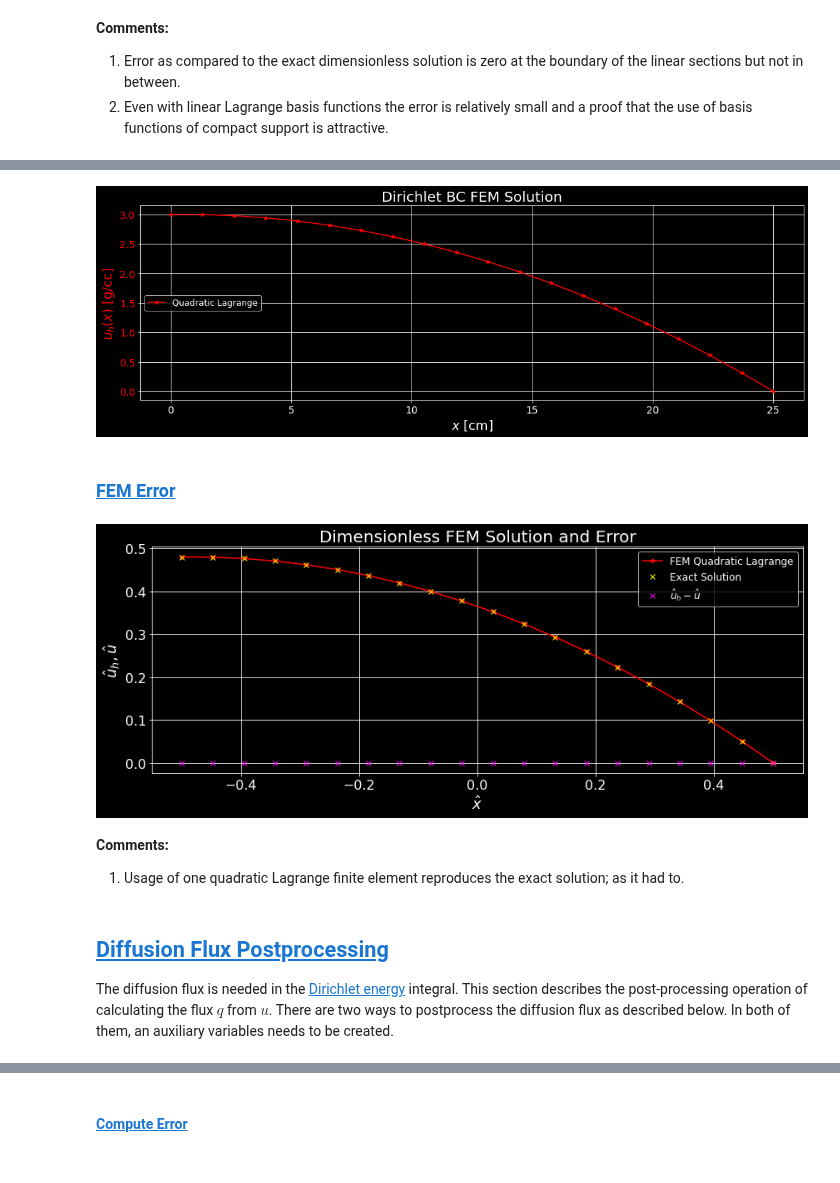
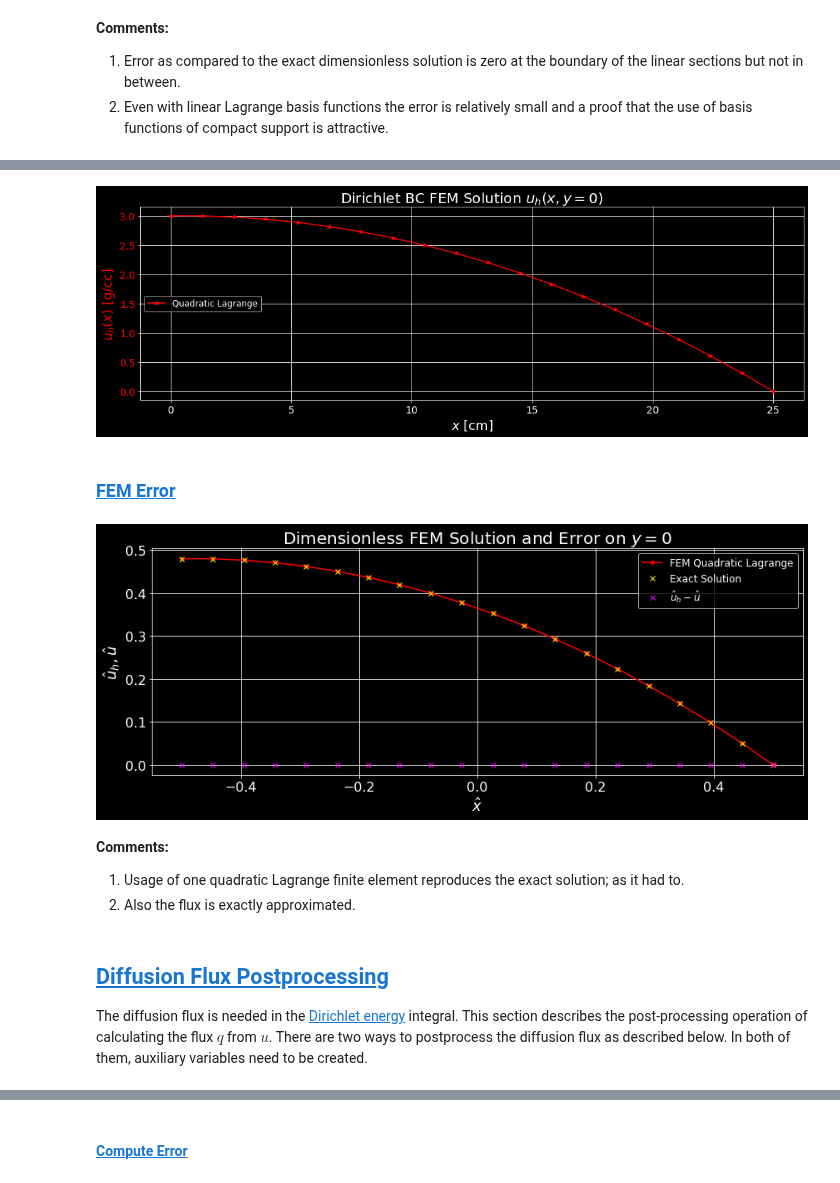
Before and after one commit to dpploy/engy-5330, a Jupyter notebook: notebooks/06a-poisson-2d-dirichlet.ipynb, the cells around one changed output, grey strips where cells are left out. Cells and saved outputs as stored; diff of their text form; code cells hidden in the pictures.

```diff
--- a/notebooks/06a-poisson-2d-dirichlet.ipynb
+++ b/notebooks/06a-poisson-2d-dirichlet.ipynb
@@ -128,7 +129,7 @@ def plot_solution(df,
 # %%
 '''Plot Function for Error Compared to Exact Dimensionless Solution'''
 
-def plot_solution_error(df, fem_type='No FEM type'):
+def plot_solution_error(df, title='Dimensionless FEM Solution and Error', fem_type='No FEM type'):
 
     from engy_5310.toolkit import engy5310_p1_exact_solution
 
@@ -154,7 +155,7 @@ def plot_solution_error(df, fem_type='No FEM type'):
 
     plt.plot(x_hat, uh_hat-u_hat(x_hat, a_hat, b_hat), 'x', color='magenta', label=r'$\hat{u}_h-\hat{u}$')
 
-    plt.title('Dimensionless FEM Solution and Error', fontsize=20)
+    plt.title(label=title, fontsize=20)
     plt.ylabel(r'$\hat{u}_h, \hat{u}$', fontsize=18)
     plt.xlabel(r'$\hat{x}$', fontsize=18)
     plt.xticks(fontsize=16)
@@ -735,25 +646,26 @@ mesh.plot(scalars='u', cmap=cmap)
 import pandas as pd
 df = pd.read_csv('output_x-data_0002.csv')
 
-plot_solution(df, title='Dirichlet BC FEM Solution', basis_functions_type='Quadratic Lagrange', flux_basis_functions_type='Linear Monomial')
+plot_solution(df, title='Dirichlet BC FEM Solution $u_h(x,y=0)$', basis_functions_type='Quadratic Lagrange', flux_basis_functions_type='Linear Monomial')
 # %% [output]
-[figure, old version]
+[figure, new version]
 # %% [markdown]
 ### [FEM Error](#toc)<a id="quaderror"></a>
 # %%
 '''Error Compared to Exact Dimensionless Solution'''
 
-plot_solution_error(df, fem_type='FEM Quadratic Lagrange')
+plot_solution_error(df, title='Dimensionless FEM Solution and Error on $y=0$', fem_type='FEM Quadratic Lagrange')
 # %% [output]
-[figure, old version]
+[figure, new version]
 # %% [markdown]
 **Comments:**
 
 1. Usage of one quadratic Lagrange finite element reproduces the exact solution; as it had to.
+1. Also the flux is exactly approximated.
 # %% [markdown]
 ## [Diffusion Flux Postprocessing](#toc)<a id="diffusionfluxpostpro"></a>
 
-The diffusion flux is needed in the [Dirichlet energy](#energy) integral. This section describes the post-processing operation of calculating the flux $q$ from $u$. There are two ways to postprocess the diffusion flux as described below. In both of them, an auxiliary variables needs to be created.
+The diffusion flux is needed in the [Dirichlet energy](#energy) integral. This section describes the post-processing operation of calculating the flux $q$ from $u$. There are two ways to postprocess the diffusion flux as described below. In both of them, auxiliary variables need to be created.
 # %% [markdown]
 ### [Auxiliary Variable](#toc)<a id="auxvar"></a>
 
```
Also changed, not shown: parts of 56 cells of this notebook, 2 other files.
